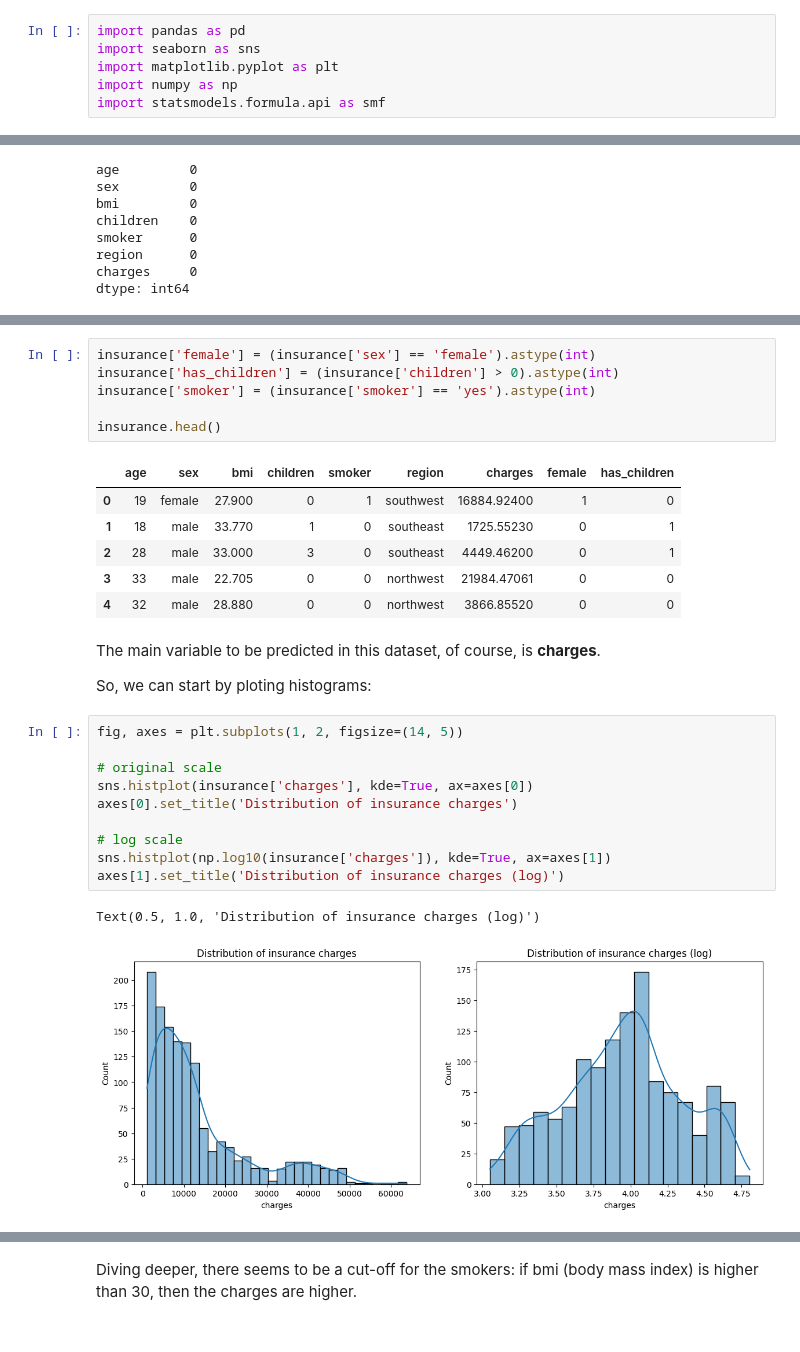
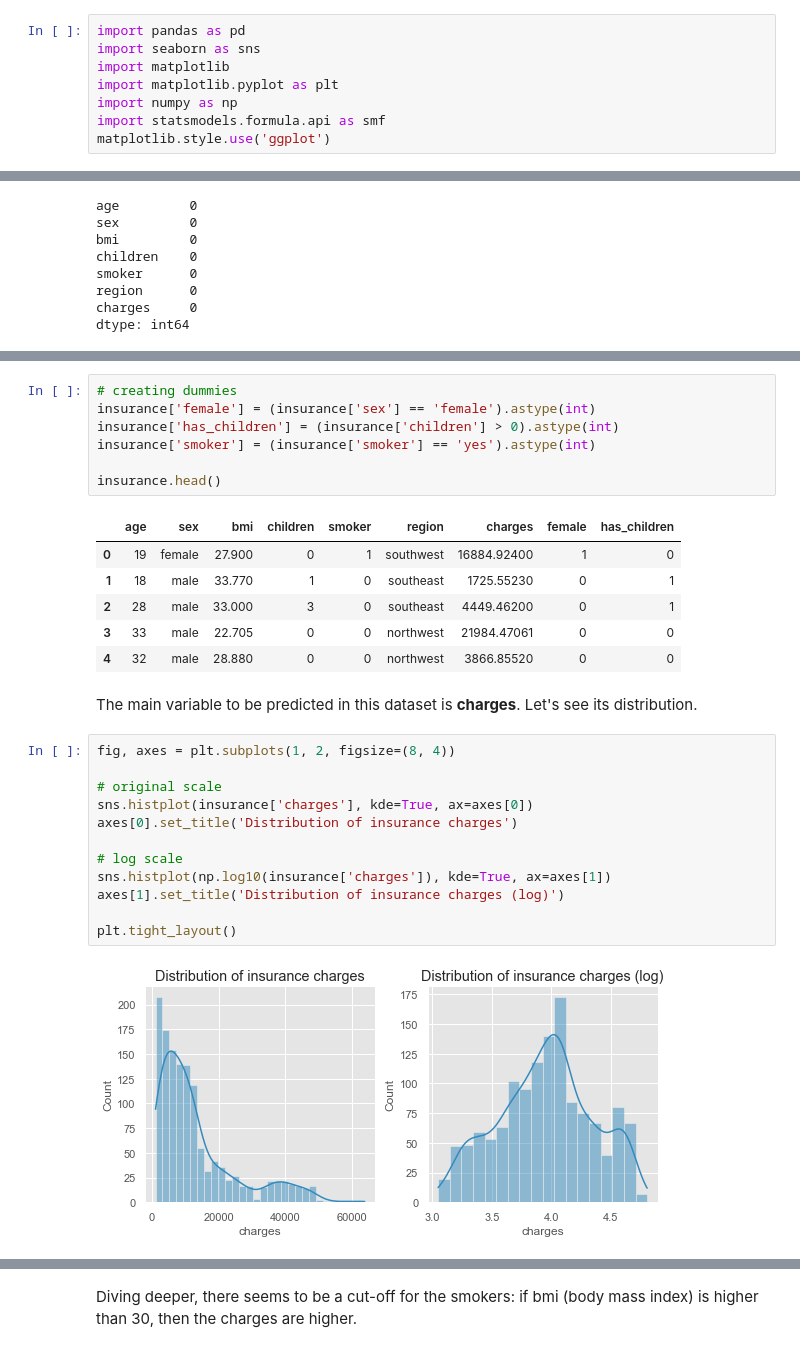
Before and after one commit to gustavofladeira/medical-costs, a Jupyter notebook: main_script.ipynb, the cells around one changed output, grey strips where cells are left out. Cells and saved outputs as stored; diff of their text form.

```diff
--- a/main_script.ipynb
+++ b/main_script.ipynb
@@ -7,9 +7,11 @@ The goal of this project is basically to explore this insurance costs data, look
 # %%
 import pandas as pd
 import seaborn as sns
+import matplotlib
 import matplotlib.pyplot as plt
 import numpy as np
 import statsmodels.formula.api as smf
+matplotlib.style.use('ggplot')
 # %% [markdown]
 ### Exploratory data analysis
 # %%
@@ -89,6 +85,7 @@ northwest    325
 northeast    324
 Name: region, dtype: int64
 # %%
+# creating dummies
 insurance['female'] = (insurance['sex'] == 'female').astype(int)
 insurance['has_children'] = (insurance['children'] > 0).astype(int)
 insurance['smoker'] = (insurance['smoker'] == 'yes').astype(int)
@@ -102,20 +99,19 @@ insurance.head()
 | 3 | 33 | male | 22.705 | 0 | 0 | northwest | 21984.47061 | 0 | 0 |
 | 4 | 32 | male | 28.880 | 0 | 0 | northwest | 3866.85520 | 0 | 0 |
 # %% [markdown]
-The main variable to be predicted in this dataset, of course, is __charges__.
-
-So, we can start by ploting histograms:
+The main variable to be predicted in this dataset is __charges__. Let's see its distribution.
 # %%
-fig, axes = plt.subplots(1, 2, figsize=(14, 5))
+fig, axes = plt.subplots(1, 2, figsize=(8, 4))
 
 # original scale
 sns.histplot(insurance['charges'], kde=True, ax=axes[0])
 axes[0].set_title('Distribution of insurance charges')
 
 # log scale
 sns.histplot(np.log10(insurance['charges']), kde=True, ax=axes[1])
 axes[1].set_title('Distribution of insurance charges (log)')
+
+plt.tight_layout()
 # %% [output]
-Text(0.5, 1.0, 'Distribution of insurance charges (log)')
-[figure, old version]
+[figure, new version]
 # %% [markdown]
```
Also changed, not shown: parts of 15 cells of this notebook.
